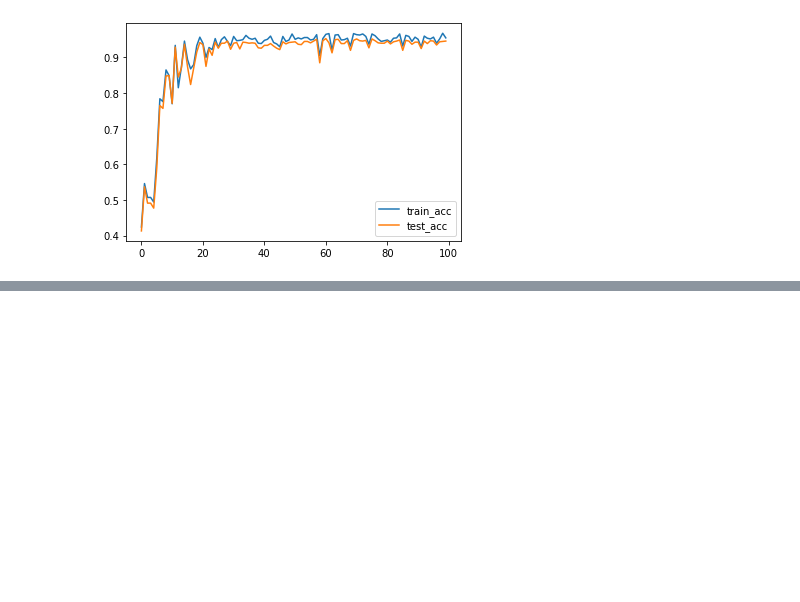
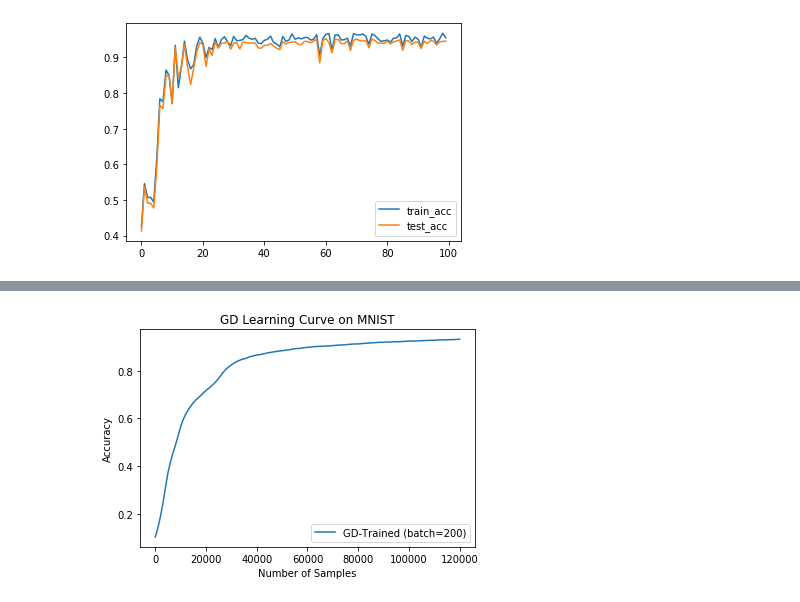
Before and after one commit to saykartik/assemblies, a Jupyter notebook: BrainNet/FFBrainNet Tests.ipynb, the cells around one changed output, grey strips where cells are left out. Saved outputs shown, nothing was run; the diff lists cells and outputs as text; code cells hidden in the pictures; blank space fills up the shorter version.

Commit message:
Added a section for validating output-layer meta-learning on the MNIST data set, and comparing its performance to learning via gradient descent.

```diff
--- a/BrainNet/FFBrainNet Tests.ipynb
+++ b/BrainNet/FFBrainNet Tests.ipynb
@@ -239,0 +247,9 @@ plt.show()
+# %%
+# Bring in MNIST
+mnist_train = torchvision.datasets.MNIST(root='./data', train=True, download=True, transform=None)
+mnist_test = torchvision.datasets.MNIST(root='./data', train=False, download=True, transform=None)
+
+X_train = np.array([np.array(pair[0]).flatten() for pair in mnist_train]) / 255.0
+y_train = np.array([pair[1] for pair in mnist_train])
+X_test = np.array([np.array(pair[0]).flatten() for pair in mnist_test]) / 255.0
+y_test = np.array([pair[1] for pair in mnist_test])
@@ -239,0 +259,3 @@ plt.show()
+# %%
+brain = FFBrainNet(n=784, m=10, l=1, w=1000, p=0.1, cap=100, full_gd=True)
+losses, gd_samples, gd_accuracies = train_vanilla(X_train, y_train, brain, epochs=2, batch=200, lr=1e-3)
@@ -239,0 +280,9 @@ plt.show()
+# %%
+plt.plot(gd_samples, gd_accuracies, label='GD-Trained (batch=200)')
+plt.title('GD Learning Curve on MNIST')
+plt.xlabel('Number of Samples')
+plt.ylabel('Accuracy')
+plt.legend()
+plt.show()
+# %% [output]
+[figure, added]
```
Also changed, not shown: parts of 16 cells of this notebook.
